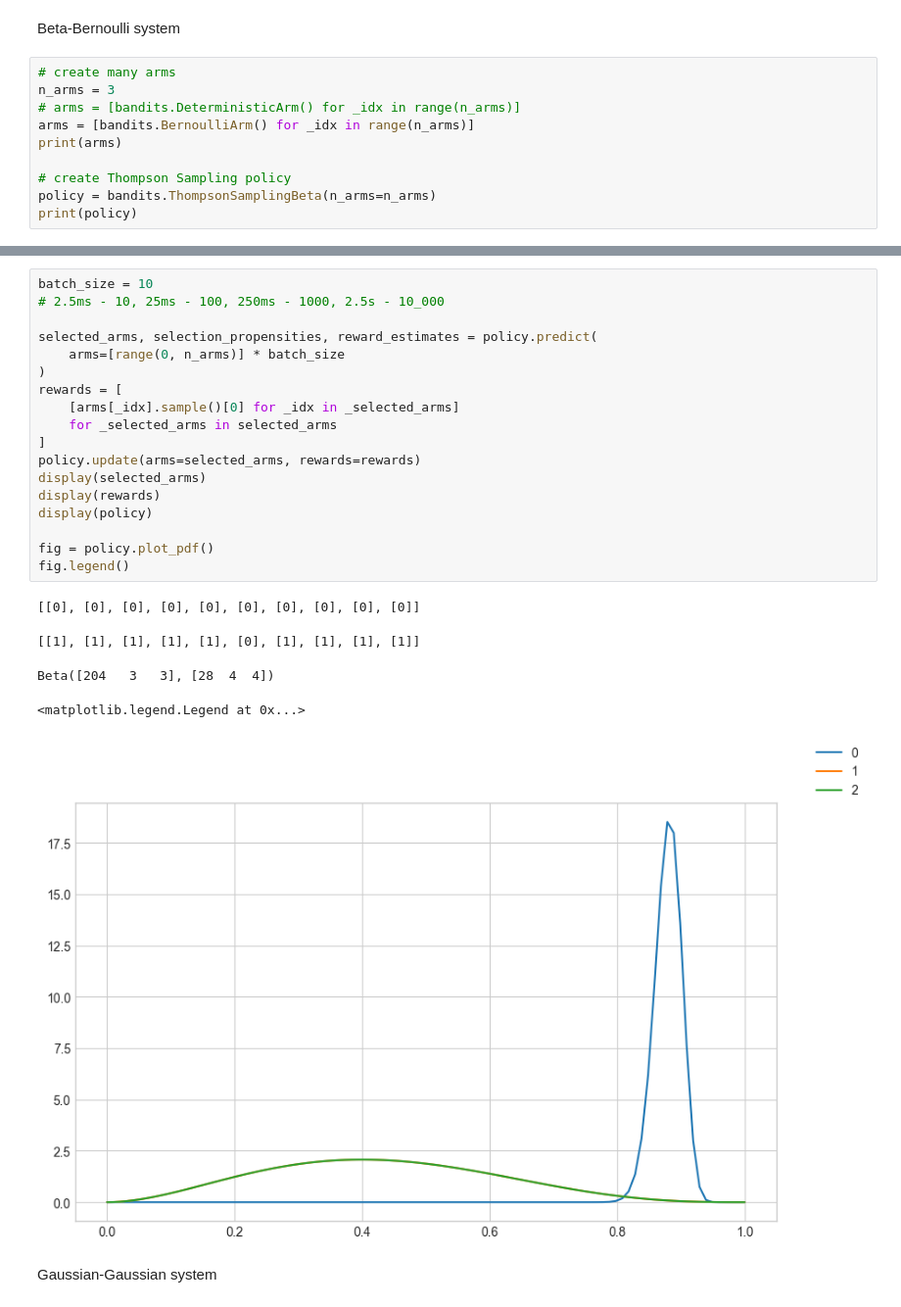
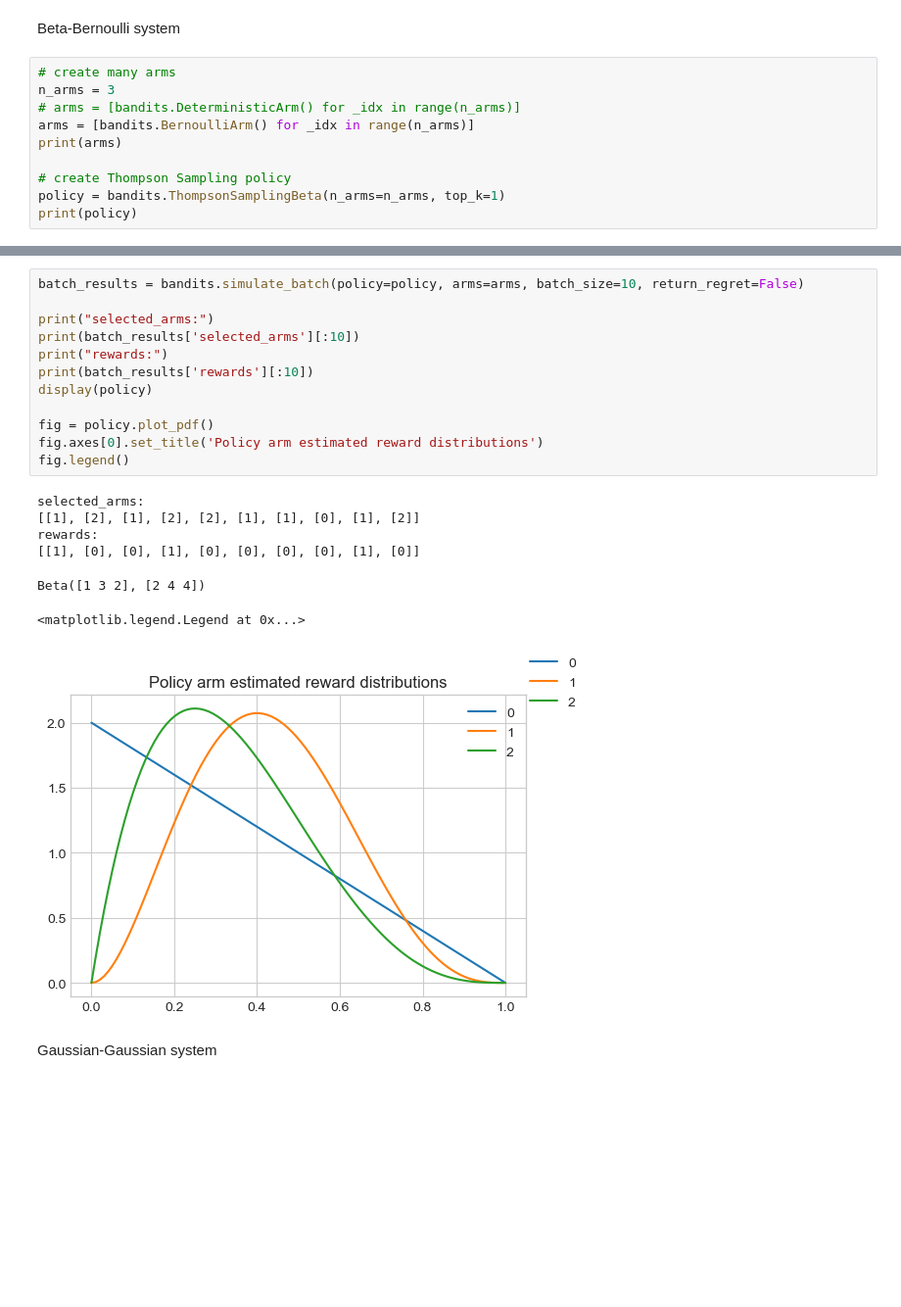
Before and after one commit to stanton119/data-analysis, a Jupyter notebook: Unpublished/bandits/test.ipynb, the cells around one changed output, grey strips where cells are left out. Shown at 98% size. Saved outputs shown, nothing was run; the diff lists cells and outputs as text; blank space fills up the shorter version.

```diff
--- a/Unpublished/bandits/test.ipynb
+++ b/Unpublished/bandits/test.ipynb
@@ -90,6 +82,6 @@ arms = [bandits.BernoulliArm() for _idx in range(n_arms)]
 print(arms)
 
 # create Thompson Sampling policy
-policy = bandits.ThompsonSamplingBeta(n_arms=n_arms)
+policy = bandits.ThompsonSamplingBeta(n_arms=n_arms, top_k=1)
 print(policy)
 # %% [output]
@@ -97,27 +89,23 @@ print(policy)
 Beta([1 1 1], [1 1 1])
-# %%
-batch_size = 10
-# 2.5ms - 10, 25ms - 100, 250ms - 1000, 2.5s - 10_000
-
-selected_arms, selection_propensities, reward_estimates = policy.predict(
-    arms=[range(0, n_arms)] * batch_size
-)
-rewards = [
-    [arms[_idx].sample()[0] for _idx in _selected_arms]
-    for _selected_arms in selected_arms
-]
-policy.update(arms=selected_arms, rewards=rewards)
-display(selected_arms)
-display(rewards)
-display(policy)
-
-fig = policy.plot_pdf()
-fig.legend()
-# %% [output]
-[[0], [0], [0], [0], [0], [0], [0], [0], [0], [0]]
-[[1], [1], [1], [1], [1], [0], [1], [1], [1], [1]]
-Beta([204   3   3], [28  4  4])
-<matplotlib.legend.Legend at 0x...>
-[figure, removed]
+# %%
+batch_results = bandits.simulate_batch(policy=policy, arms=arms, batch_size=10, return_regret=False)
+
+print("selected_arms:")
+print(batch_results['selected_arms'][:10])
+print("rewards:")
+print(batch_results['rewards'][:10])
+display(policy)
+
+fig = policy.plot_pdf()
+fig.axes[0].set_title('Policy arm estimated reward distributions')
+fig.legend()
+# %% [output]
+selected_arms:
+[[1], [2], [1], [2], [2], [1], [1], [0], [1], [2]]
+rewards:
+[[1], [0], [0], [1], [0], [0], [0], [0], [1], [0]]
+Beta([1 3 2], [2 4 4])
+<matplotlib.legend.Legend at 0x...>
+[figure, added]
 # %% [markdown]
 Gaussian-Gaussian system
```
Also changed, not shown: parts of 20 cells of this notebook, 2 other files.
